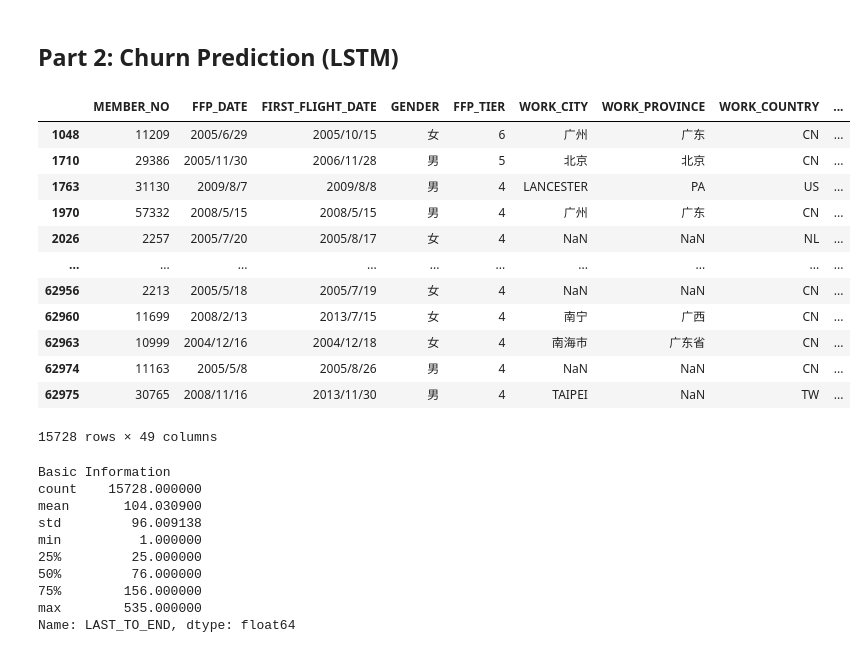
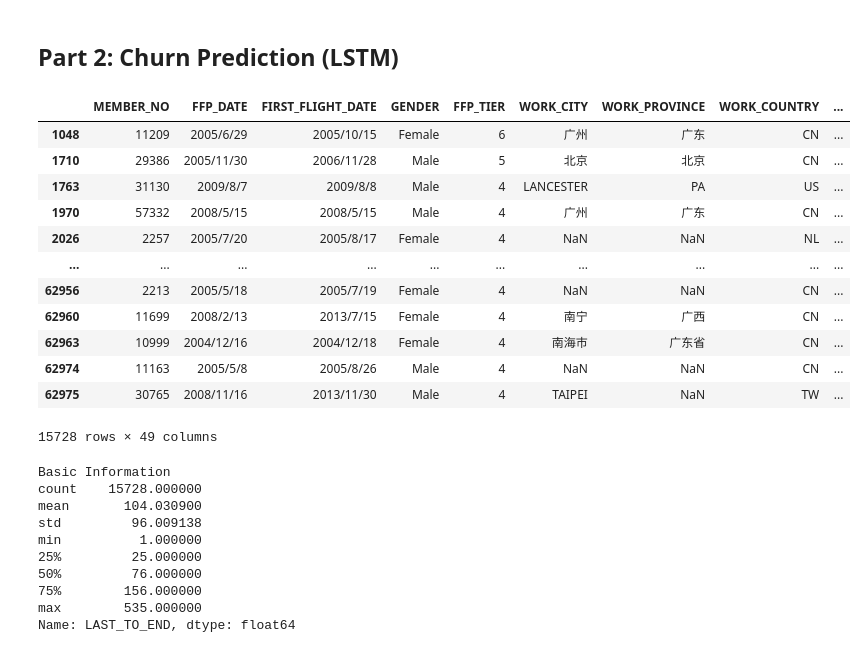
Before and after one commit to ZHLuo-Dev/airline-customer-segmentation, a Jupyter notebook: airline_customer_segmentation.ipynb, the cells around one changed output. Saved outputs shown, nothing was run; the diff lists cells and outputs as text; code cells hidden in the pictures.

```diff
--- a/airline_customer_segmentation.ipynb
+++ b/airline_customer_segmentation.ipynb
@@ -427,11 +453,11 @@ df_with_names
 df_with_names['Advantage'] = ['R', 'L,R', 'F,M,R', 'None', 'C']
 df_with_names['Sample_Count'] = [24611, 15728, 5337, 12111, 4257]
 df_with_names['Marketing_Strategy'] = [
-    'New customer zone, brand promotion',
-    'Rewards and gratitude for loyal customer',
-    'Enhanced services, word-of-mouth promotion',
-    'Offering coupons',
-    'Retention strategies'
+    'Post-enrollment bonuses and route recommendations to build flying habits',
+    'Anniversary rewards and tier upgrades to reinforce loyalty',
+    'Dedicated support, complimentary upgrades, exclusive events',
+    'Low-cost reactivation offers and status reinstatement challenges',
+    'Promotional fares on off-peak routes to fill underutilized capacity'
 ]
 
 df_with_names
@@ -518,11 +532,11 @@ airline_features_scaled
 airline_features_scaled.rename(columns={'L': 'LOAD_TIME'}, inplace=True)
 # %%
 cluster_mapping = {
-    0: 'General Developmental Customers',
-    1: 'High-Value Customers',
+    0: 'New Growth Customers',
+    1: 'Loyal Core Customers',
     2: 'VIP Customers',
-    3: 'General Customers(Potential Churn)',
-    4: 'Important Retention Customers'
+    3: 'Lapsed Customers',
+    4: 'Discount-Sensitive Customers'
 }
 
 airline_features_scaled['Customer Value Labels'] = airline_features_scaled['Cluster'].map(cluster_mapping)
@@ -612,0 +643,2 @@ airline_data_sorted.head(10)
+# %%
+airline_data['GENDER'] = airline_data['GENDER'].replace({'男': 'Male', '女': 'Female'})
@@ -640,21 +677,21 @@ from torch.utils.data import DataLoader, TensorDataset
 from sklearn.model_selection import train_test_split
 from sklearn.preprocessing import StandardScaler
 # %%
-high_value_customers_df = airline_data[airline_data['Customer Value Labels'] == 'High-Value Customers']
+high_value_customers_df = airline_data[airline_data['Customer Value Labels'] == 'Loyal Core Customers']
 high_value_customers_df
 # %% [output]
 |  | MEMBER_NO | FFP_DATE | FIRST_FLIGHT_DATE | GENDER | FFP_TIER | WORK_CITY | WORK_PROVINCE | WORK_COUNTRY | ... |
-| 1048 | 11209 | 2005/6/29 | 2005/10/15 | 女 | 6 | 广州 | 广东 | CN | ... |
-| 1710 | 29386 | 2005/11/30 | 2006/11/28 | 男 | 5 | 北京 | 北京 | CN | ... |
-| 1763 | 31130 | 2009/8/7 | 2009/8/8 | 男 | 4 | LANCESTER | PA | US | ... |
-| 1970 | 57332 | 2008/5/15 | 2008/5/15 | 男 | 4 | 广州 | 广东 | CN | ... |
-| 2026 | 2257 | 2005/7/20 | 2005/8/17 | 女 | 4 | NaN | NaN | NL | ... |
+| 1048 | 11209 | 2005/6/29 | 2005/10/15 | Female | 6 | 广州 | 广东 | CN | ... |
+| 1710 | 29386 | 2005/11/30 | 2006/11/28 | Male | 5 | 北京 | 北京 | CN | ... |
+| 1763 | 31130 | 2009/8/7 | 2009/8/8 | Male | 4 | LANCESTER | PA | US | ... |
+| 1970 | 57332 | 2008/5/15 | 2008/5/15 | Male | 4 | 广州 | 广东 | CN | ... |
+| 2026 | 2257 | 2005/7/20 | 2005/8/17 | Female | 4 | NaN | NaN | NL | ... |
 | ... | ... | ... | ... | ... | ... | ... | ... | ... | ... |
-| 62956 | 2213 | 2005/5/18 | 2005/7/19 | 女 | 4 | NaN | NaN | CN | ... |
-| 62960 | 11699 | 2008/2/13 | 2013/7/15 | 女 | 4 | 南宁 | 广西 | CN | ... |
-| 62963 | 10999 | 2004/12/16 | 2004/12/18 | 女 | 4 | 南海市 | 广东省 | CN | ... |
-| 62974 | 11163 | 2005/5/8 | 2005/8/26 | 男 | 4 | NaN | NaN | CN | ... |
-| 62975 | 30765 | 2008/11/16 | 2013/11/30 | 男 | 4 | TAIPEI | NaN | TW | ... |
+| 62956 | 2213 | 2005/5/18 | 2005/7/19 | Female | 4 | NaN | NaN | CN | ... |
+| 62960 | 11699 | 2008/2/13 | 2013/7/15 | Female | 4 | 南宁 | 广西 | CN | ... |
+| 62963 | 10999 | 2004/12/16 | 2004/12/18 | Female | 4 | 南海市 | 广东省 | CN | ... |
+| 62974 | 11163 | 2005/5/8 | 2005/8/26 | Male | 4 | NaN | NaN | CN | ... |
+| 62975 | 30765 | 2008/11/16 | 2013/11/30 | Male | 4 | TAIPEI | NaN | TW | ... |
 15728 rows × 49 columns
 # %%
 import pandas as pd
```
Also changed, not shown: parts of 28 cells of this notebook, 3 other files.
